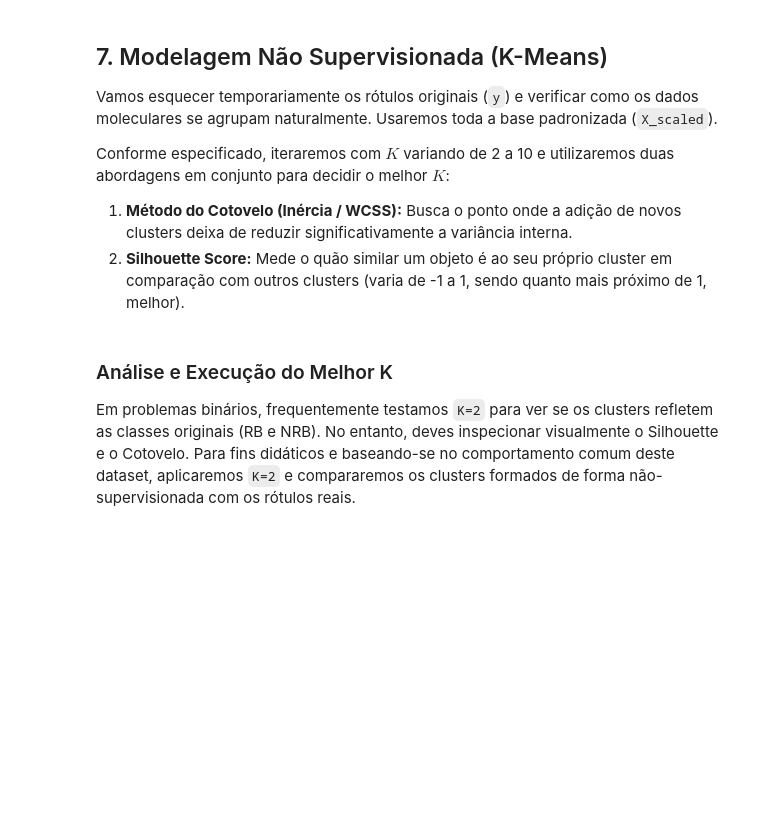
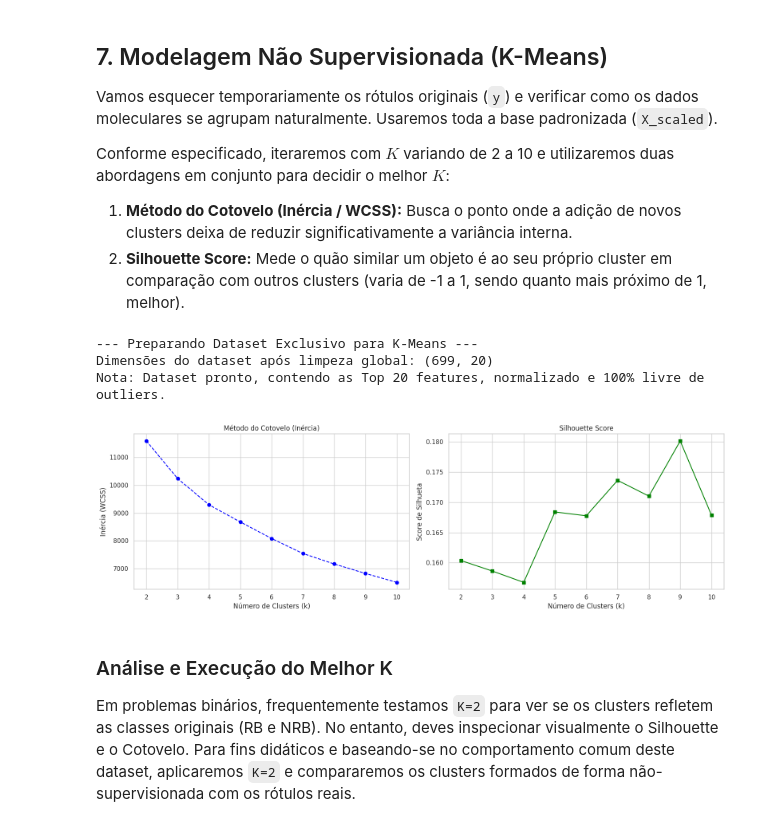
Before and after one commit to Gabrielogui/machine-learning, a Jupyter notebook: main.ipynb, the cells around one changed output. Drawn from its saved outputs; the diff is of its cells as text; code cells hidden in the pictures; blank space fills up the shorter version.

Commit message:
feat: Removendo os outliers totais + utilizando dados dos treinamentos

```diff
--- a/main.ipynb
+++ b/main.ipynb
@@ -186,36 +245,67 @@ Conforme especificado, iteraremos com $K$ variando de 2 a 10 e utilizaremos duas
 1. **Método do Cotovelo (Inércia / WCSS):** Busca o ponto onde a adição de novos clusters deixa de reduzir significativamente a variância interna.
 2. **Silhouette Score:** Mede o quão similar um objeto é ao seu próprio cluster em comparação com outros clusters (varia de -1 a 1, sendo quanto mais próximo de 1, melhor).
 # %%
+# =====================================================================
+# PREPARAÇÃO EXCLUSIVA PARA O K-MEANS
+# =====================================================================
+print("--- Preparando Dataset Exclusivo para K-Means ---")
+
+# 1. Remoção de Outliers (Apenas para a Trilha Não Supervisionada)
+iso_kmeans = IsolationForest(n_estimators=100, contamination=0.05, random_state=42)
+outliers_kmeans = iso_kmeans.fit_predict(X_train_20)
+
+# Filtrando os inliers (dados normais)
+mask_kmeans_inliers = (outliers_kmeans == 1)
+X_kmeans_clean = X_train_20[mask_kmeans_inliers]
+y_kmeans_clean = y_train[mask_kmeans_inliers]
+
+# 2. Normalização (Z-Score) do Dataset Global Limpo
+scaler_kmeans = StandardScaler()
+X_kmeans = pd.DataFrame(scaler_kmeans.fit_transform(X_kmeans_clean), columns=top_20)
+
+print(f"Dimensões do dataset após limpeza global: {X_kmeans.shape}")
+print("Nota: Dataset pronto, contendo as Top 20 features, normalizado e 100% livre de outliers.\n")
+
+# =====================================================================
+# EXECUÇÃO DO K-MEANS (Cotovelo e Silhouette)
+# =====================================================================
+from sklearn.cluster import KMeans
+from sklearn.metrics import silhouette_score
+
 inercia = []
 silhouette_scores = []
-K_range = range(2, 11) # K entre 2 e 10
+K_range = range(2, 11)
 
 for k in K_range:
+    # Usamos o X_kmeans limpo!
     kmeans = KMeans(n_clusters=k, random_state=42, n_init=10)
-    kmeans.fit(X_scaled)
+    kmeans.fit(X_kmeans)
 
     inercia.append(kmeans.inertia_)
-    silhouette_scores.append(silhouette_score(X_scaled, kmeans.labels_))
+    silhouette_scores.append(silhouette_score(X_kmeans, kmeans.labels_))
 
-# Plotando os Gráficos Lado a Lado
+# Plotando os gráficos (Método do Cotovelo e Silhouette)
 fig, ax = plt.subplots(1, 2, figsize=(16, 5))
 
-# Gráfico 1: Cotovelo (Inércia)
 ax[0].plot(K_range, inercia, marker='o', color='blue', linestyle='--')
 ax[0].set_title('Método do Cotovelo (Inércia)')
 ax[0].set_xlabel('Número de Clusters (k)')
 ax[0].set_ylabel('Inércia (WCSS)')
 ax[0].set_xticks(K_range)
 
-# Gráfico 2: Silhouette Score
 ax[1].plot(K_range, silhouette_scores, marker='s', color='green', linestyle='-')
 ax[1].set_title('Silhouette Score')
 ax[1].set_xlabel('Número de Clusters (k)')
 ax[1].set_ylabel('Score de Silhueta')
 ax[1].set_xticks(K_range)
 
 plt.tight_layout()
 plt.show()
+# %% [output]
+--- Preparando Dataset Exclusivo para K-Means ---
+Dimensões do dataset após limpeza global: (699, 20)
+Nota: Dataset pronto, contendo as Top 20 features, normalizado e 100% livre de outliers.
+[figure, added]
 # %% [markdown]
 ### Análise e Execução do Melhor K
 Em problemas binários, frequentemente testamos `K=2` para ver se os clusters refletem as classes originais (RB e NRB). No entanto, deves inspecionar visualmente o Silhouette e o Cotovelo. Para fins didáticos e baseando-se no comportamento comum deste dataset, aplicaremos `K=2` e compararemos os clusters formados de forma não-supervisionada com os rótulos reais.
```
Also changed, not shown: parts of 8 cells of this notebook.
